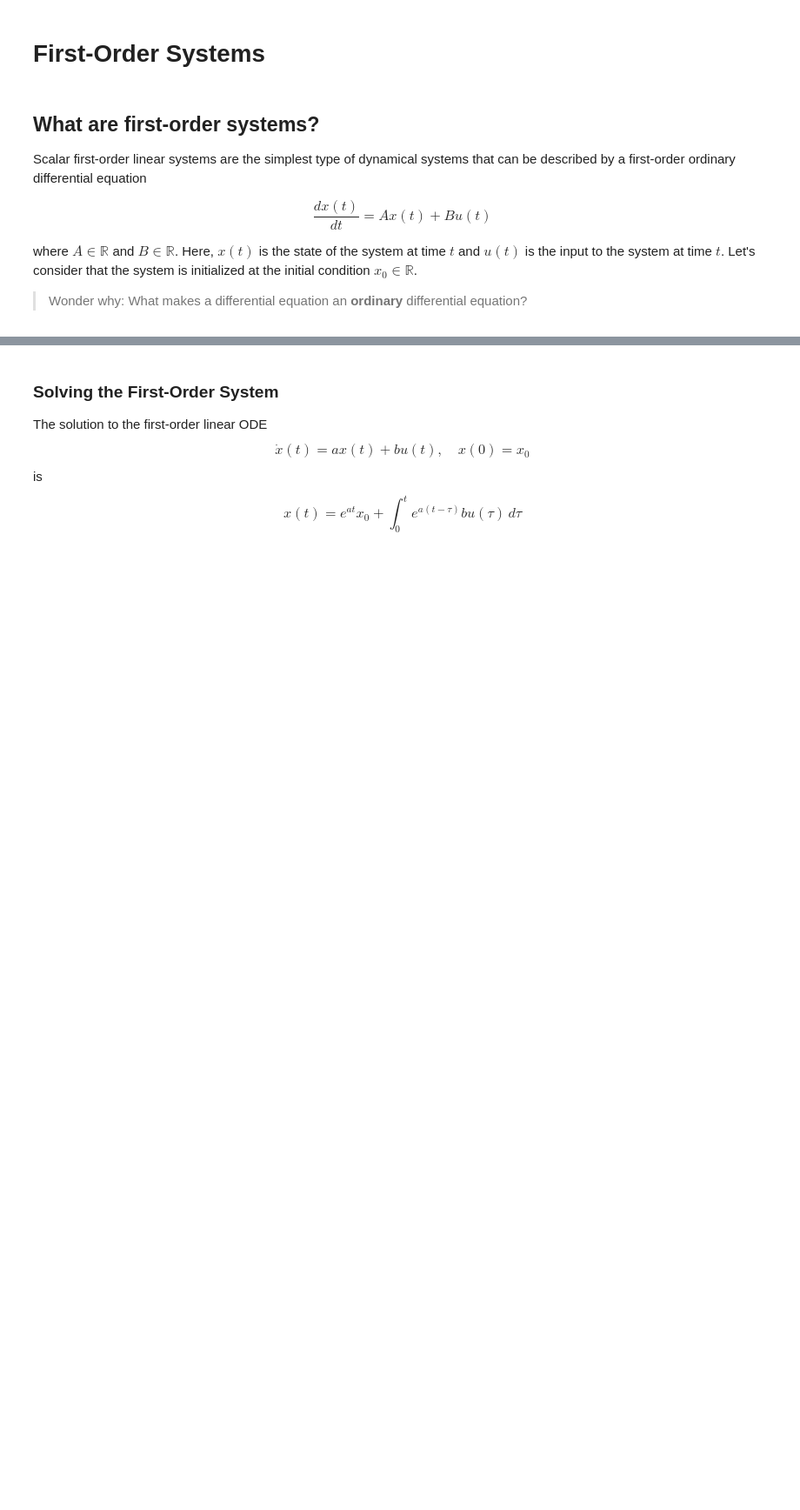
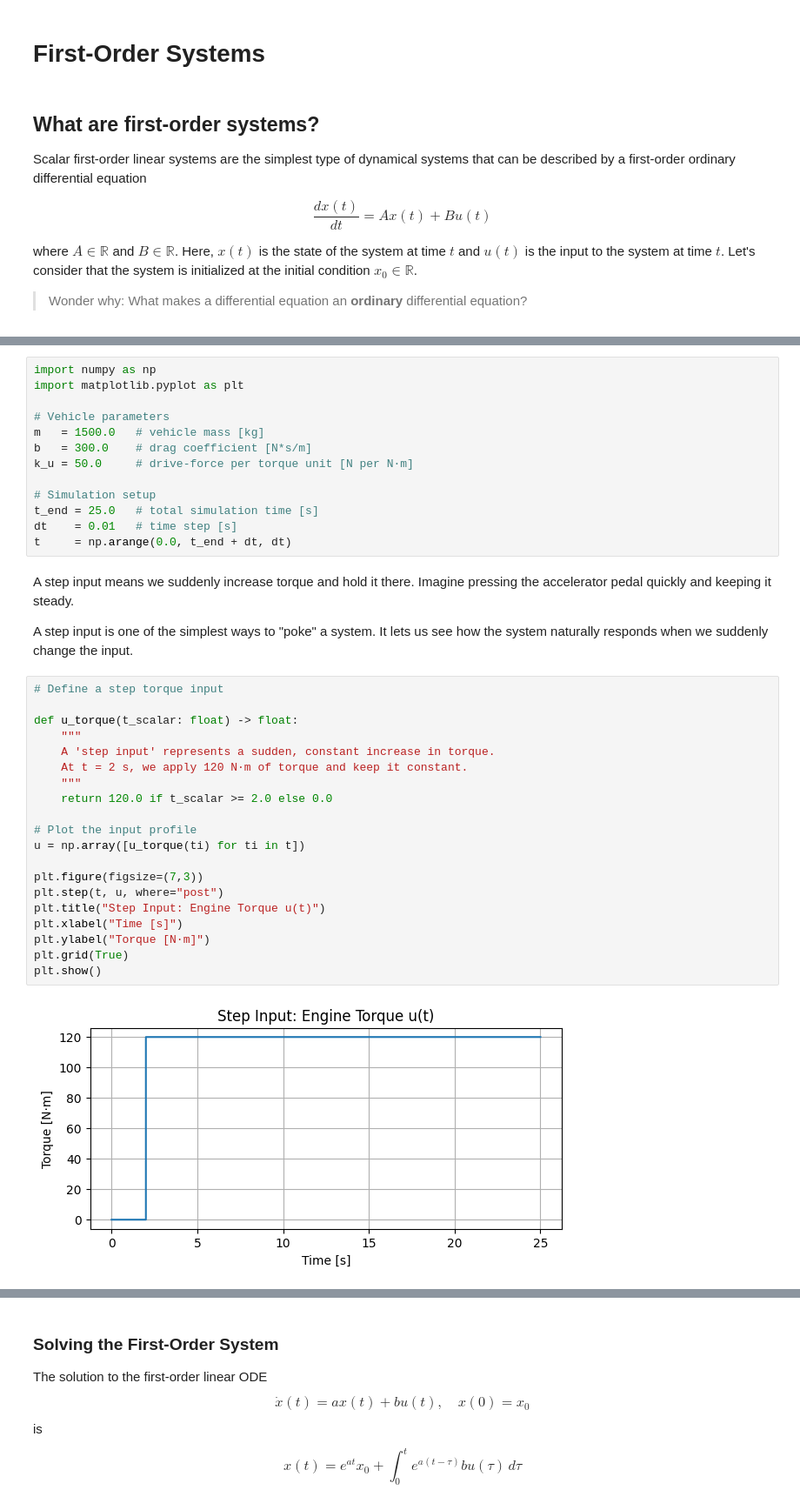
Before and after one commit to suann124/AIinTeaching_Archive, a Jupyter notebook: lectures/L4_Firstorder_1.ipynb, the cells around one changed output, grey strips where cells are left out. Shown at 87% size. Drawn from its saved outputs; the diff is of its cells as text; blank space fills up the shorter version.

```diff
--- a/lectures/L4_Firstorder_1.ipynb
+++ b/lectures/L4_Firstorder_1.ipynb
@@ -107,0 +65,41 @@ plt.show()
+# %%
+import numpy as np
+import matplotlib.pyplot as plt
+
+# Vehicle parameters
+m   = 1500.0   # vehicle mass [kg]
+b   = 300.0    # drag coefficient [N*s/m]
+k_u = 50.0     # drive-force per torque unit [N per N·m]
+
+# Simulation setup
+t_end = 25.0   # total simulation time [s]
+dt    = 0.01   # time step [s]
+t     = np.arange(0.0, t_end + dt, dt)
+# %% [markdown]
+A step input means we suddenly increase torque and hold it there.
+Imagine pressing the accelerator pedal quickly and keeping it steady.
+
+A step input is one of the simplest ways to "poke" a system.
+It lets us see how the system naturally responds when we suddenly change the input.
+# %%
+# Define a step torque input
+
+def u_torque(t_scalar: float) -> float:
+    """
+    A 'step input' represents a sudden, constant increase in torque.
+    At t = 2 s, we apply 120 N·m of torque and keep it constant.
+    """
+    return 120.0 if t_scalar >= 2.0 else 0.0
+
+# Plot the input profile
+u = np.array([u_torque(ti) for ti in t])
+
+plt.figure(figsize=(7,3))
+plt.step(t, u, where="post")
+plt.title("Step Input: Engine Torque u(t)")
+plt.xlabel("Time [s]")
+plt.ylabel("Torque [N·m]")
+plt.grid(True)
+plt.show()
+# %% [output]
+[figure, added]
```
Also changed, not shown: parts of 19 cells of this notebook.
